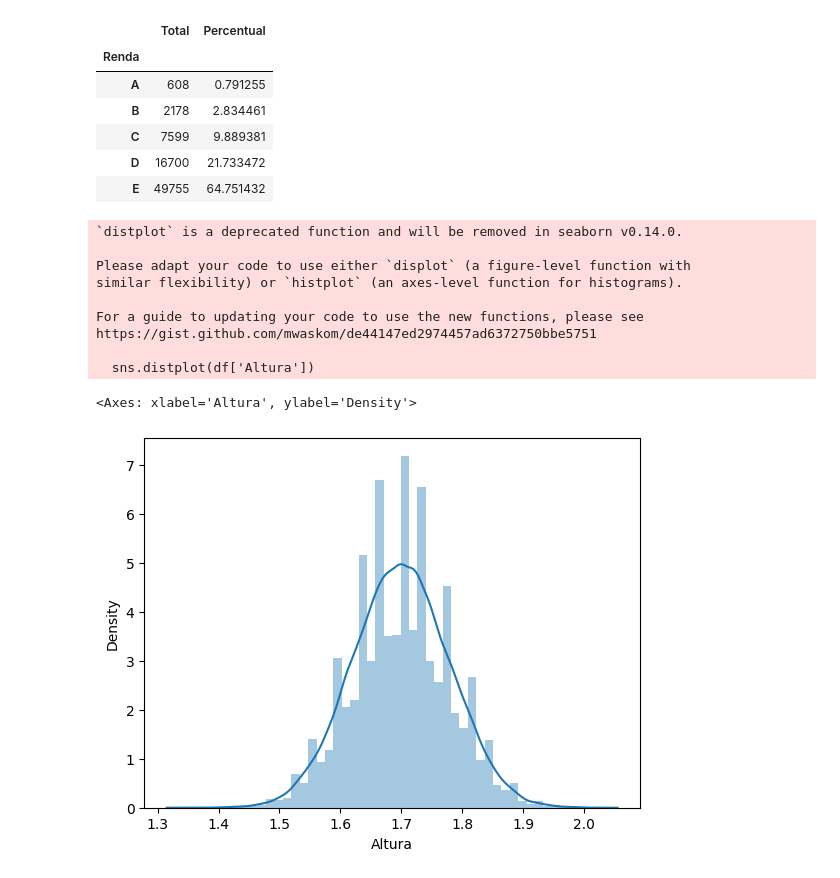
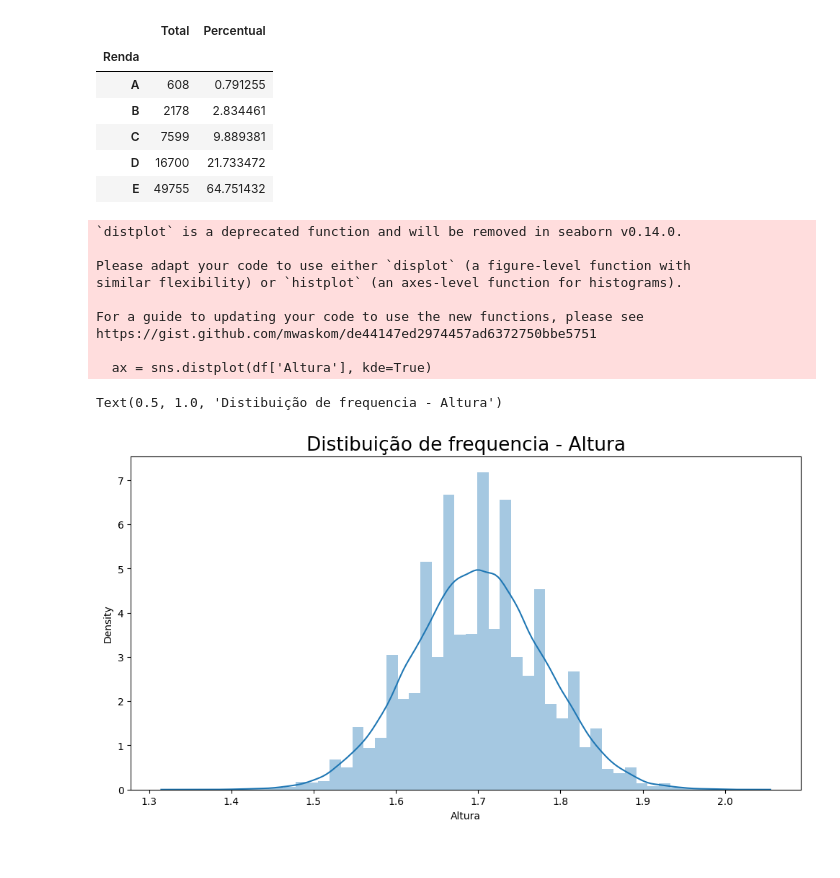
Before and after one commit to alineaprelini/Estat-stica, a Jupyter notebook: Análise_estatística.ipynb, the cells around one changed output. Cells and saved outputs as stored; diff of their text form; code cells hidden in the pictures.

```diff
--- a/Análise_estatística.ipynb
+++ b/Análise_estatística.ipynb
@@ -201,18 +201,20 @@ tab_freq.sort_index(ascending = False)
 | C | 7599 | 9.889381 |
 | D | 16700 | 21.733472 |
 | E | 49755 | 64.751432 |
-# %%
-#histograma
-sns.distplot(df['Altura'])
-# %% [output]
-`distplot` is a deprecated function and will be removed in seaborn v0.14.0.
-
-Please adapt your code to use either `displot` (a figure-level function with
-similar flexibility) or `histplot` (an axes-level function for histograms).
-
-For a guide to updating your code to use the new functions, please see
-https://gist.github.com/mwaskom/de44147ed2974457ad6372750bbe5751
-
-  sns.distplot(df['Altura'])
-<Axes: xlabel='Altura', ylabel='Density'>
-[figure, removed]
+# %%
+#histograma
+ax = sns.distplot(df['Altura'], kde=True)
+ax.figure.set_size_inches(12,6)
+ax.set_title('Distibuição de frequencia - Altura', fontsize = 19)
+# %% [output]
+`distplot` is a deprecated function and will be removed in seaborn v0.14.0.
+
+Please adapt your code to use either `displot` (a figure-level function with
+similar flexibility) or `histplot` (an axes-level function for histograms).
+
+For a guide to updating your code to use the new functions, please see
+https://gist.github.com/mwaskom/de44147ed2974457ad6372750bbe5751
+
+  ax = sns.distplot(df['Altura'], kde=True)
+Text(0.5, 1.0, 'Distibuição de frequencia - Altura')
+[figure, added]
```
